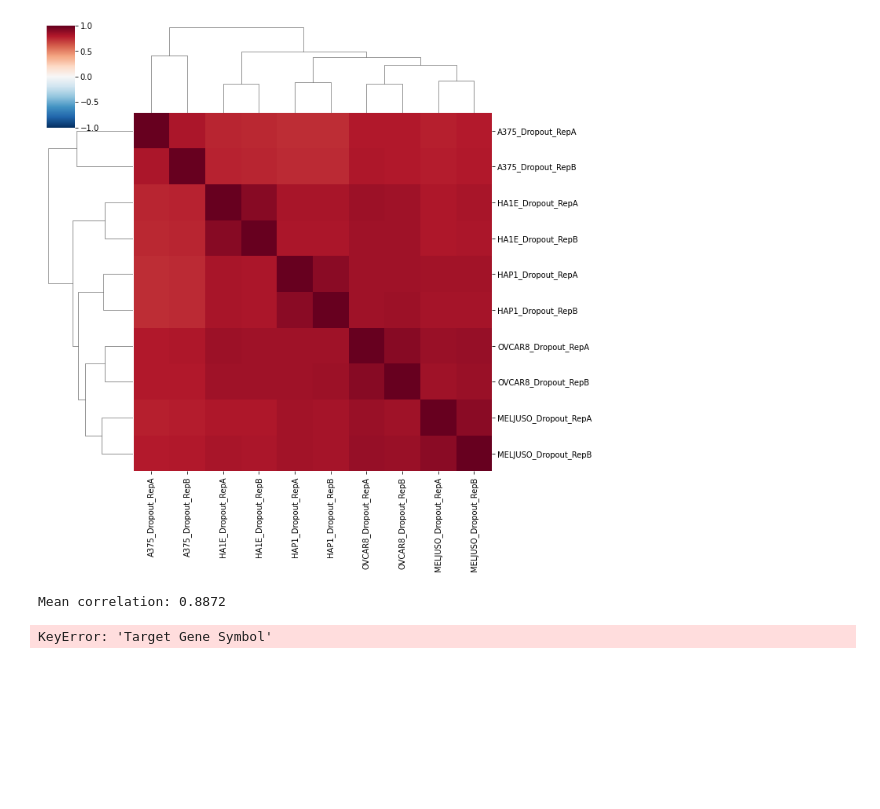
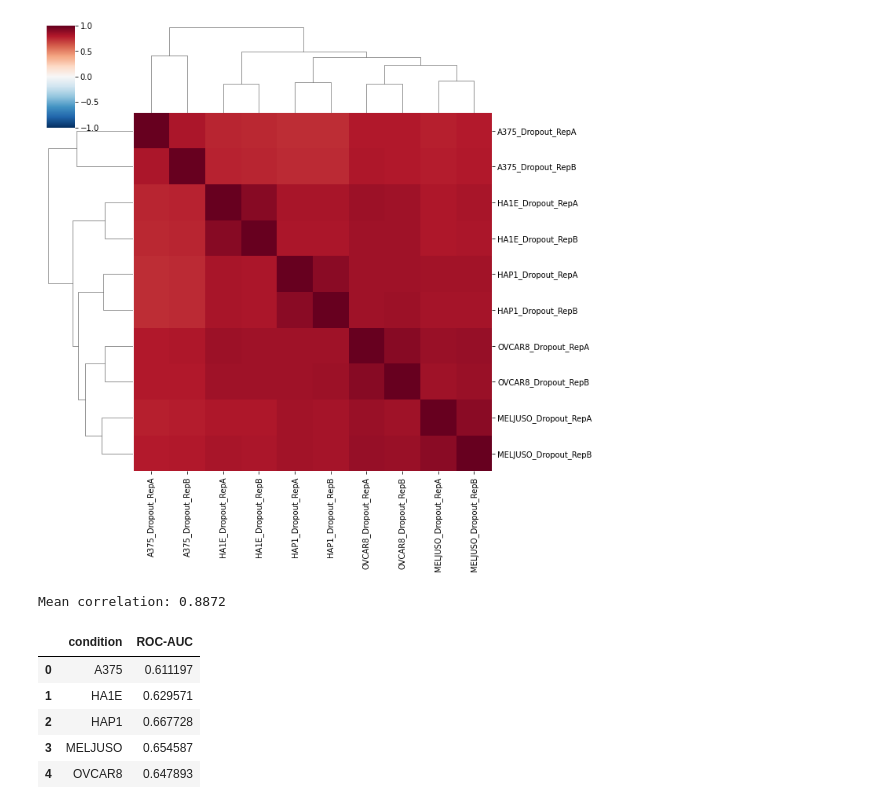
Before and after one commit to gpp-rnd/rs_dev, a Jupyter notebook: code/00_processing_Hanna2020.ipynb, the cells around one changed output. Drawn from its saved outputs; the diff is of its cells as text; code cells hidden in the pictures; blank space fills up the shorter version.

```diff
--- a/code/00_processing_Hanna2020.ipynb
+++ b/code/00_processing_Hanna2020.ipynb
@@ -62,17 +62,30 @@ aacc03_design_df = pd.read_parquet('/Volumes/GoogleDrive/Shared drives/GPP Cloud
 aacc03_avg_replicate_lfc_df = pool.average_replicate_lfcs(lfcs=aacc03_lfc_df, guide_col='sgRNA sequence',
                                                           condition_indices=[0], sep='_')
 # %%
+aacc03_design_df['Transcript Base'] = aacc03_design_df['Target Transcript'].str.split('.', expand=True)[0]
 aacc03_lfcs_designs = (aacc03_avg_replicate_lfc_df
                        .merge(aacc03_annotations, how = 'inner', on = 'sgRNA sequence')
                        .rename({'sgRNA sequence': 'sgRNA Sequence',
+                                'sgRNA context sequence': 'sgRNA Context Sequence',
                                 'Gene symbol': 'Target Gene Symbol',
-                                'Ensembl transcript ID': 'Target Transcript'}, axis=1))
-roc_aucs, _ = pool.get_roc_aucs(lfcs=aacc03_lfcs_designs[(aacc03_lfcs_designs['Mutation category'].str
+                                'Ensembl transcript ID': 'Transcript Base',
+                                'Ensembl gene ID': 'Target Gene ID',
+                                'sgRNA strand': 'Orientation'}, axis=1)
+                       .merge(aacc03_design_df, how='inner',
+                              on=['sgRNA Sequence', 'sgRNA Context Sequence',
+                                  'Target Gene Symbol', 'Transcript Base',
+                                  'Target Gene ID', 'Orientation']))
+aacc03_roc_aucs, _ = pool.get_roc_aucs(lfcs=aacc03_lfcs_designs[(aacc03_lfcs_designs['Mutation category'].str
                                                           .contains('Missense|Nonsense', na=False))],
                                 tp_genes=aacc03_tp_genes,
                                 fp_genes=aacc03_fp_genes, gene_col='Target Gene Symbol',
                                 score_col='avg_lfc', condition_col='condition')
-roc_aucs
+aacc03_roc_aucs
 # %% [output]
-KeyError: 'Target Gene Symbol'
+|  | condition | ROC-AUC |
+| 0 | A375 | 0.611197 |
+| 1 | HA1E | 0.629571 |
+| 2 | HAP1 | 0.667728 |
+| 3 | MELJUSO | 0.654587 |
+| 4 | OVCAR8 | 0.647893 |
 # %%
```
Also changed, not shown: parts of 6 cells of this notebook, 10 other files.
